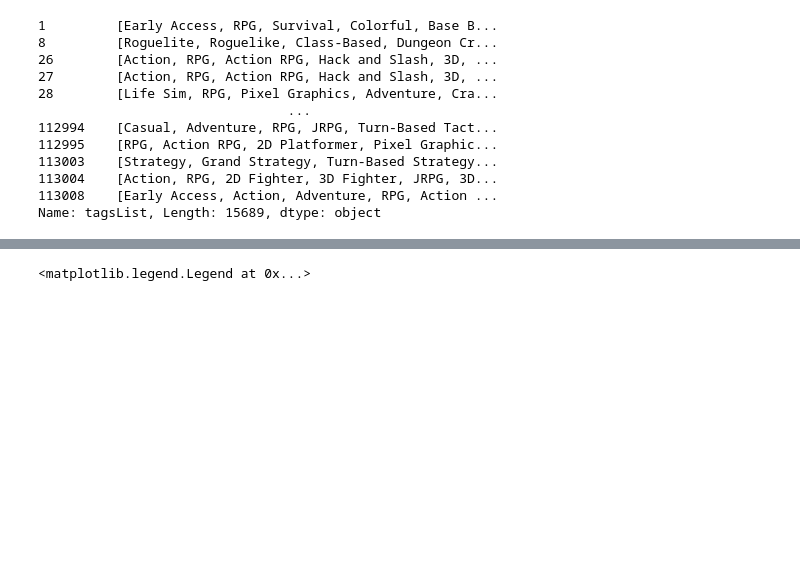
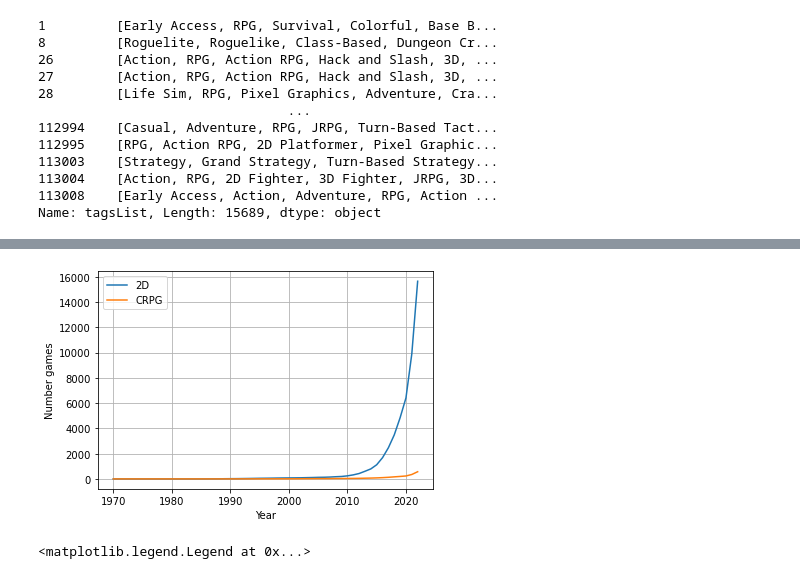
Before and after one commit to isam7/SteamScraping, a Jupyter notebook: Steam Data Analysis.ipynb, the cells around one changed output, grey strips where cells are left out. Drawn from its saved outputs; the diff is of its cells as text; code cells hidden in the pictures; blank space fills up the shorter version.

```diff
--- a/Steam Data Analysis.ipynb
+++ b/Steam Data Analysis.ipynb
@@ -184,3 +266,5 @@ pornGames.head()
 | 124 | 1687780 | THE ADVENTURES OF LWANDA MAGERE | Bethuel K. Okelo | 2021-09-10 | 4.99 | 2.0 | NaN | ['Action', 'Adventure', 'Indie'] | ... |
 | 159 | 1687170 | Buoy | Dmitry Klimov | NaT | NaN | NaN | NaN | ['Adventure', 'Indie', 'RPG', 'Si... | ... |
 | 169 | 1687400 | Pixie Farm VR / VR | kan.kikuchi | NaT | NaN | NaN | NaN | ['Simulation'] | ... |
+# %%
+tagTS = pd.read_csv('SteamGamesTimeSeries.csv',index_col=0)
@@ -187,3 +282,28 @@ pornGames.head()
+# %%
+#Function to plot number of games with certain tags over time
+def tagNumberPlot(tagNameList):
+    plt.figure()
+
+    #Define time range: oldest game on steam to current year
+    startDate = min(rawGames['releaseDate']).year
+    endDate = dt.now().year
+
+    dates = range(startDate,endDate+1)
+
+    #Plot all tag time series
+    for tag in tagNameList:
+        plt.plot(dates, tagTS.loc[tag].values, label=tag)
+
+    plt.xlabel('Year')
+    plt.ylabel('Number games')
+
+    plt.grid()
+    plt.legend()
+    return
+# %%
+tagNumberPlot(['2D','CRPG'])
+# %% [output]
+[figure, added]
 # %%
 #Plot change in proportion of RPGs over time
 plt.figure()
```
Also changed, not shown: parts of 9 cells of this notebook.
